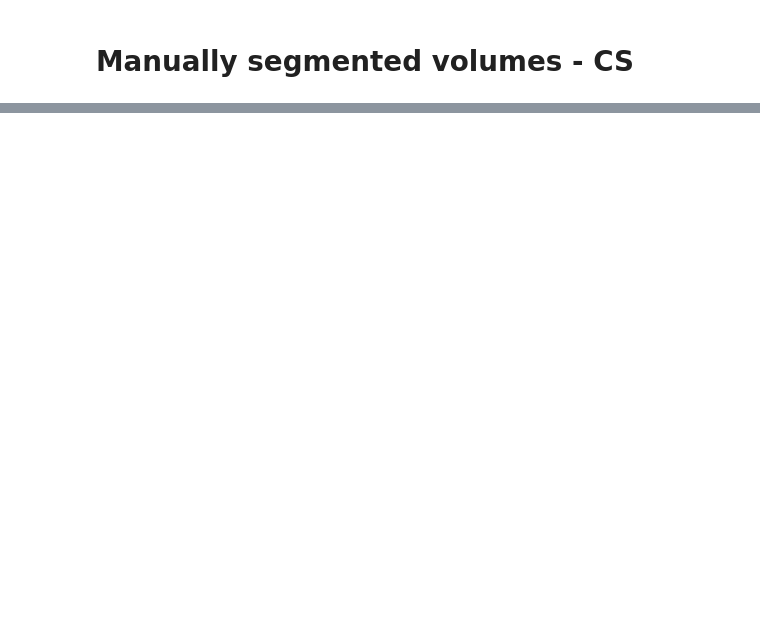
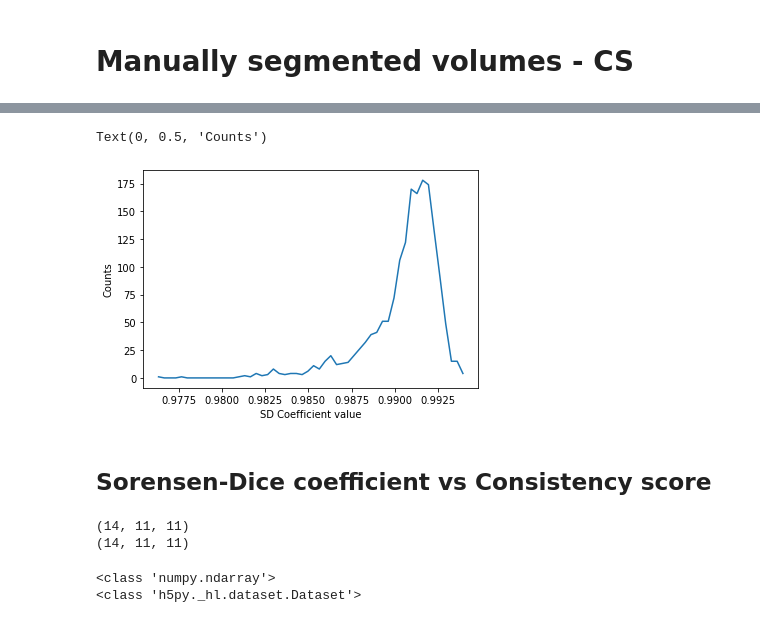
Before and after one commit to rosalindfranklininstitute/LeopardGecko, a Jupyter notebook: lg-genpredcsreport.ipynb, the cells around one changed output, grey strips where cells are left out. Saved outputs shown, nothing was run; the diff lists cells and outputs as text; code cells hidden in the pictures; blank space fills up the shorter version.

```diff
--- a/lg-genpredcsreport.ipynb
+++ b/lg-genpredcsreport.ipynb
@@ -258,0 +269,25 @@ V6 [ 1067:1991 , 1074:1458 , 1352:1736 ] , consistency score of 33.3395284604085
+# %%
+import dask.array as da
+import h5py
+#Load the label data
+fx= h5py.File(dosdccalculation,'r')
+datasdclabels_da = da.from_array(fx['data'], chunks='auto')
+# %%
+sdc_res = lg.SorensenDiceCoefficientCalculator3DPool( \
+    predicteddata_lg.data_da , (predicteddata_lg.vmax + predicteddata_lg.vmin)/2 , \
+    datasdclabels_da , 0.5 , \
+    w_avg , k_width , s_stride )
+# %%
+sdc_res.origfilename = dosdccalculation
+
+#Save data
+_ , pathtail = os.path.split(data_filename)
+pathname , ext = os.path.splitext(pathtail)
+newpathname = pathname + "_SDC_k" + str(k_width)+"_s"+str(s_stride)
+#newfilename = newpathname + '.h5' #Save file (locally, in the same folder as this notebook)
+#pathfolder, _ = os.path.split(outputfilepdf)
+sdc_filename = dataoutfolder + newpathname + '.h5'
+print ("Sørensen–Dice coefficient filename: ", sdc_filename)
+
+sdc_res.saveToFile(sdc_filename)
+print("Saved Sorensen-Dice Coefficient 3D data to {}".format(sdc_filename))
@@ -258,0 +311,24 @@ V6 [ 1067:1991 , 1074:1458 , 1352:1736 ] , consistency score of 33.3395284604085
+# %%
+#SDC histogram
+sdc_hist, sdc_bins = sdc_res.getHistogram()
+plt.plot(sdc_bins,sdc_hist)
+plt.xlabel('SD Coefficient value')
+plt.ylabel('Counts')
+# %% [output]
+Text(0, 0.5, 'Counts')
+[figure, added]
+# %% [markdown]
+## Sorensen-Dice coefficient  vs Consistency score
+# %%
+#Check shape of the arrays is consistent
+print(sdc_res.data3d.shape)
+print(scoredata_lg.data3d.shape)
+# %% [output]
+(14, 11, 11)
+(14, 11, 11)
+# %%
+print(type(sdc_res.data3d))
+print(type(scoredata_lg.data3d))
+# %% [output]
+<class 'numpy.ndarray'>
+<class 'h5py._hl.dataset.Dataset'>
```
Also changed, not shown: parts of 22 cells of this notebook, 4 other files.
